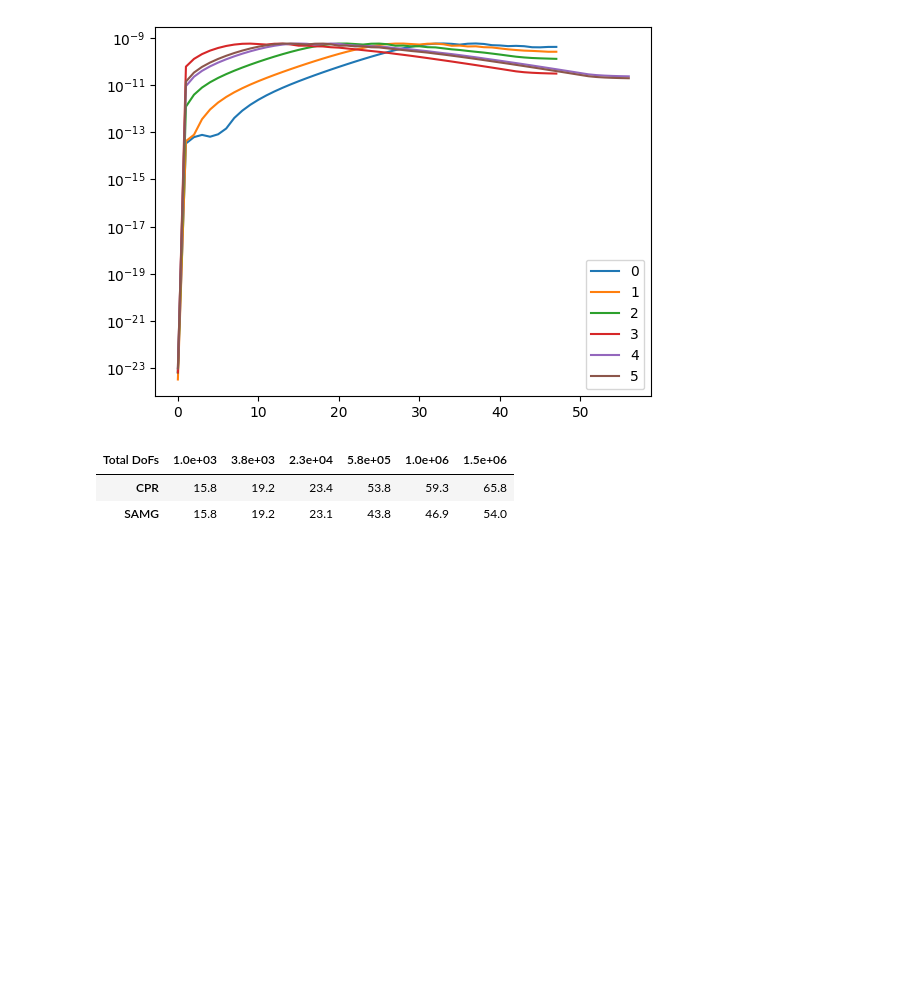
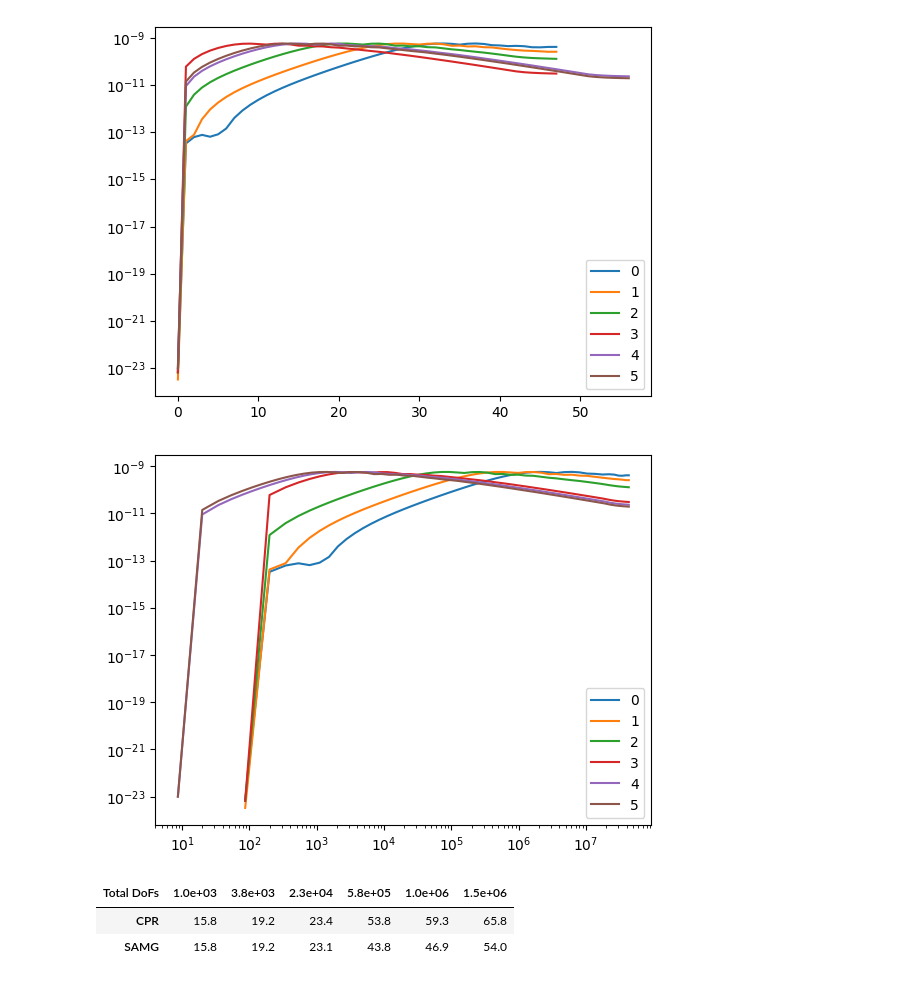
Before and after one commit to pmgbergen/FTHM-Solver, a Jupyter notebook: thermal/experiment_thermal_nofrac_results.ipynb, the cells around one changed output. Drawn from its saved outputs; the diff is of its cells as text; code cells hidden in the pictures; blank space fills up the shorter version.

```diff
--- a/thermal/experiment_thermal_nofrac_results.ipynb
+++ b/thermal/experiment_thermal_nofrac_results.ipynb
@@ -121,6 +121,68 @@ plt.legend()
 # %% [output]
 <matplotlib.legend.Legend at 0x...>
 [figure]
+# %%
+def render_element(i: int, entry: Sequence[TimeStepStats]):
+    entry = entry.get("SAMG")
+    if entry is None:
+        return
+    # color_time_steps(entry, fill=True, grid=False, legend=True)
+    cfl = get_cfl(entry)
+    ts = np.cumsum(get_time_steps(entry))
+    ls = get_ls_indices(entry)
+
+    fourier = get_fourier_max(entry)
+    plt.plot(ts[ls], fourier, label=i)
+    plt.yscale("log")
+    # plt.ylim(bottom=1e-9, top=1e-8)
+
+    # enthalpy = get_enthalpy_max(entry)
+    # plt.plot(ts[ls], enthalpy, label=i)
+    # plt.yscale("log")
+    # plt.ylim(bottom=1e-4, top=1e-3)
+
+
+    # peclet = get_peclet_max(entry)
+    # peclet = get_peclet_mean(entry)
+    # plt.plot(peclet, label=r'$Pe$')
+    # plt.plot(cfl, label='CFL')
+    # plt.twinx()
+    # plt.plot(peclet_max, label=r'$P_{max}$')
+    # plt.yscale('log')
+    # plt.ylim(bottom=1e-2)
+    # plt.twinx()
+    # DAY = 3600 * 24
+    # plt.plot(np.cumsum(get_time_steps(entry)) / DAY , color='black', alpha=0.5, label='Time')
+    # plt.yscale('log')
+    st, sl, op = get_num_sticking_sliding_open(entry)
+    marker = None
+    # plt.plot(ts[ls], sl / (st+sl+op), label=i, marker=marker, alpha=0.6)
+    # plt.gca().grid(False)
+    # plt.gca().grid(True, which="major", axis="y")
+    # plt.plot(st, label="Sticking", marker=marker, color=COLOR_STICKING)
+    # plt.plot(op / (st+sl+op), label=i, marker=marker, alpha=0.6)
+    # plt.plot(tr, label="Transition", marker=".", color=COLOR_TRANSITION)
+
+for i, d in data.items():
+    render_element(i, d)
+
+# plt.ylim(bottom=2e-9, top=1e-8)
+plt.legend()
+plt.xscale('log')
+
+
+# plot_grid(
+#     data,
+#     render_element,
+#     shape=shape,
+#     figsize=figsize,
+#     ylabel="num cells",
+#     ax_titles=names,
+#     #   ylabel="Fract. len., m"
+# )
+# plt.savefig(save_path + 'fracture_length.pdf', bbox_inches='tight')
+# %% [output]
+[figure, added]
 # %%
 from collections import defaultdict
 import pandas as pd
```
Also changed, not shown: parts of 1 cell of this notebook, 9 other files.
